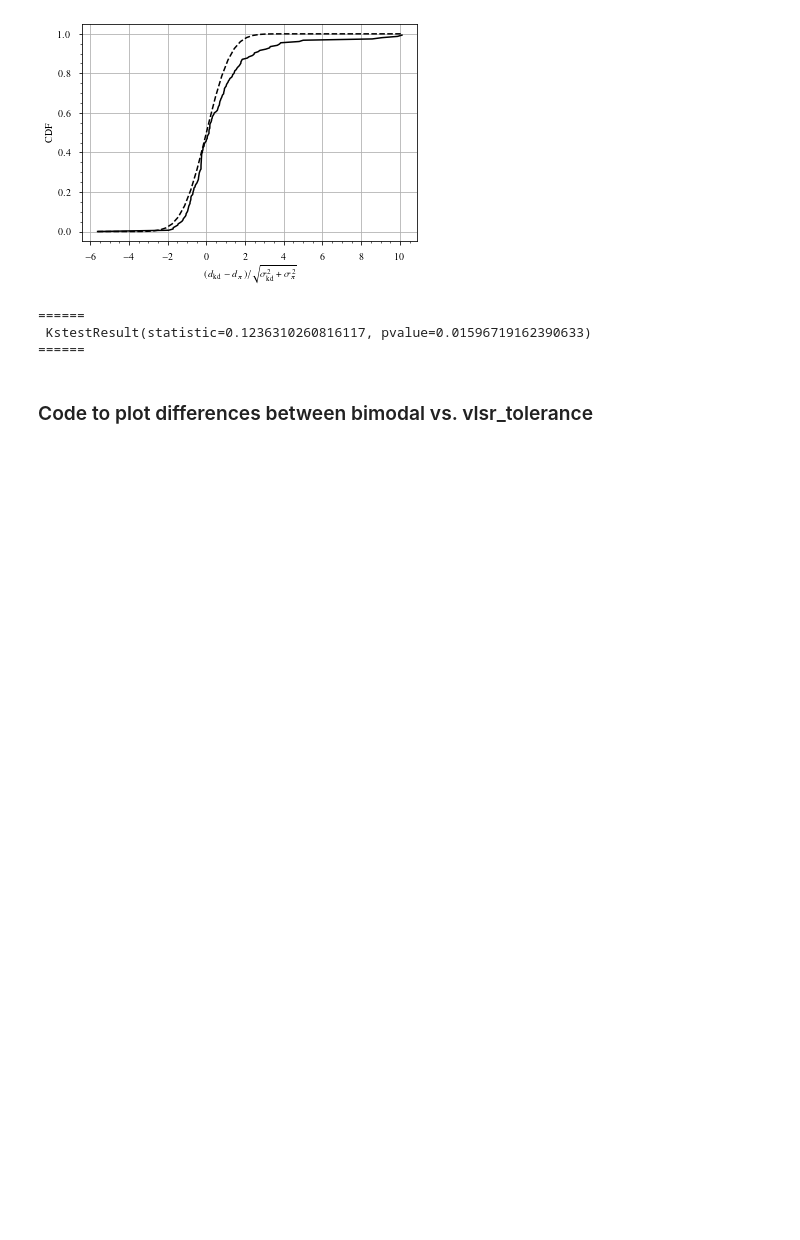
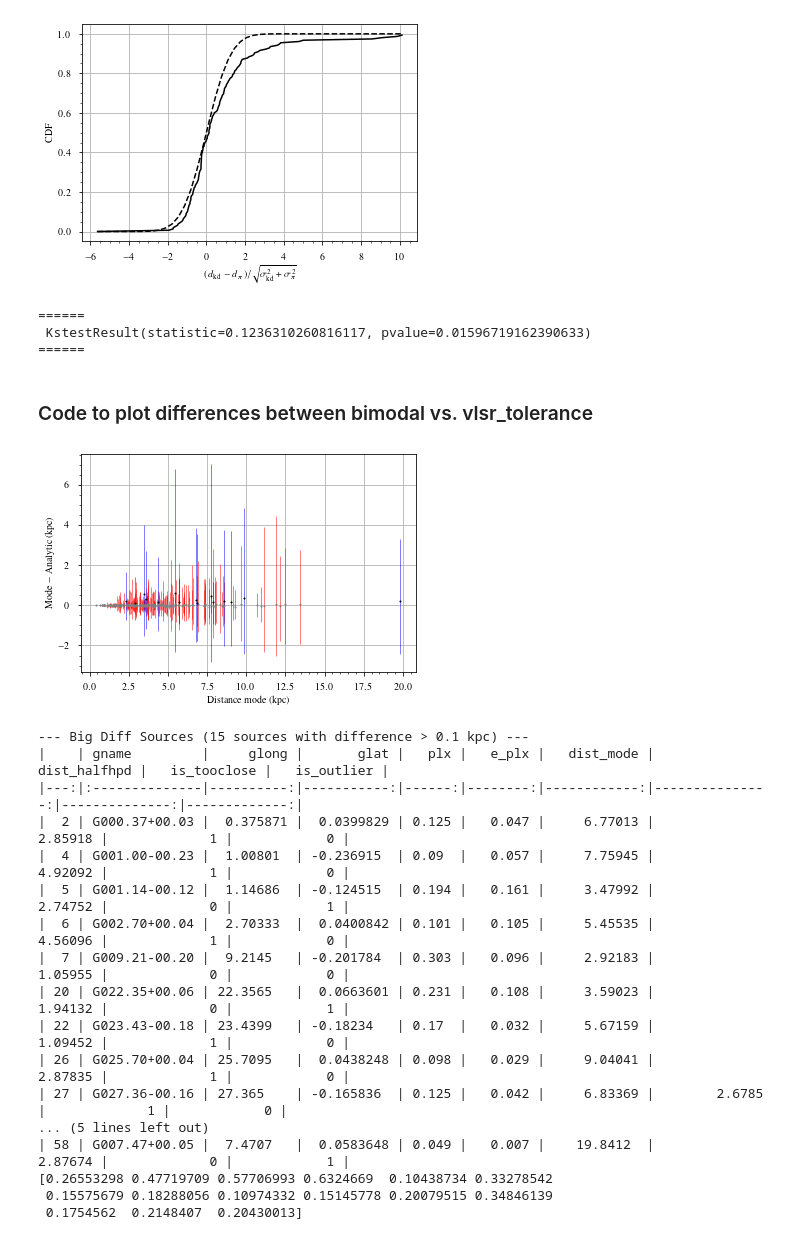
Before and after one commit to tvwenger/coop2021, a Jupyter notebook: kd_plots/bimodal.ipynb, the cells around one changed output. Saved outputs shown, nothing was run; the diff lists cells and outputs as text; code cells hidden in the pictures; blank space fills up the shorter version.

```diff
--- a/kd_plots/bimodal.ipynb
+++ b/kd_plots/bimodal.ipynb
@@ -1185,3 +1232,58 @@ def bimodal_vlsr_diffs(bimodal_file, vlsr_file, save_figs=True)
             threshold = file["vlsr_tol"]
     dist_plx = plxdata["dist_mode"].values
     e_dist_plx = plxdata["dist_halfhpd"].values
+# %%
+plxfile = Path.cwd().parent / Path("pec_motions/csvfiles/alldata_HPDmode_NEW2.csv")
+plxdata = pd.read_csv(plxfile)
+plx = plxdata["plx"].values
+e_plx = plxdata["e_plx"].values
+peak_dist = trans.parallax_to_dist(plx, e_parallax=e_plx)
+dist_mode = plxdata["dist_mode"].values
+dist_hpdlow = plxdata["dist_hpdlow"].values
+dist_hpdhigh = plxdata["dist_hpdhigh"].values
+low_err = dist_mode - dist_hpdlow
+high_err = dist_hpdhigh - dist_mode
+errs = np.vstack((low_err, high_err))
+diff = dist_mode - peak_dist
+big_diff_threshold = 0.1  # kpc
+big_diff = diff > big_diff_threshold
+errs_small_diff = errs[:, ~big_diff]
+errs_big_diff = errs[:, big_diff]
+#
+fig, ax = plt.subplots()
+ax.errorbar(dist_mode[~big_diff], diff[~big_diff], yerr=errs_small_diff,
+            fmt=".", markersize=2,
+            color="grey", ecolor="r", elinewidth=0.5)
+ax.errorbar(dist_mode[big_diff], diff[big_diff], yerr=errs_big_diff,
+            fmt=".", markersize=2,
+            color="k", ecolor="b", elinewidth=0.5)
+ax.set_xlabel("Distance mode (kpc)")
+ax.set_ylabel("Mode $-$ Analytic (kpc)")
+plt.show()
+#
+fields = ["gname", "glong", "glat", "plx", "e_plx", "dist_mode", "dist_halfhpd", "is_tooclose", "is_outlier"]
+print(f"--- Big Diff Sources ({sum(big_diff)} sources with difference > {big_diff_threshold} kpc) ---")
+print(plxdata[fields][big_diff].to_markdown())  # leftmost column is index (from zero)
+print(diff[big_diff])
+#
+# print(f"--- Small Diff Sources ({sum(~big_diff)} sources with difference < {big_diff_threshold} kpc) ---")
+# print(plxdata[fields][~big_diff].to_markdown())  # leftmost column is index (from zero)
+# %% [output]
+[figure, added]
+--- Big Diff Sources (15 sources with difference > 0.1 kpc) ---
+|    | gname         |     glong |       glat |   plx |   e_plx |   dist_mode |   dist_halfhpd |   is_tooclose |   is_outlier |
+|---:|:--------------|----------:|-----------:|------:|--------:|------------:|---------------:|--------------:|-------------:|
+|  2 | G000.37+00.03 |  0.375871 |  0.0399829 | 0.125 |   0.047 |     6.77013 |        2.85918 |             1 |            0 |
+|  4 | G001.00-00.23 |  1.00801  | -0.236915  | 0.09  |   0.057 |     7.75945 |        4.92092 |             1 |            0 |
+|  5 | G001.14-00.12 |  1.14686  | -0.124515  | 0.194 |   0.161 |     3.47992 |        2.74752 |             0 |            1 |
+|  6 | G002.70+00.04 |  2.70333  |  0.0400842 | 0.101 |   0.105 |     5.45535 |        4.56096 |             1 |            0 |
+|  7 | G009.21-00.20 |  9.2145   | -0.201784  | 0.303 |   0.096 |     2.92183 |        1.05955 |             0 |            0 |
+| 20 | G022.35+00.06 | 22.3565   |  0.0663601 | 0.231 |   0.108 |     3.59023 |        1.94132 |             0 |            1 |
+| 22 | G023.43-00.18 | 23.4399   | -0.18234   | 0.17  |   0.032 |     5.67159 |        1.09452 |             1 |            0 |
+| 26 | G025.70+00.04 | 25.7095   |  0.0438248 | 0.098 |   0.029 |     9.04041 |        2.87835 |             1 |            0 |
+| 27 | G027.36-00.16 | 27.365    | -0.165836  | 0.125 |   0.042 |     6.83369 |        2.6785  |             1 |            0 |
+... (5 lines left out)
+| 58 | G007.47+00.05 |  7.4707   |  0.0583648 | 0.049 |   0.007 |    19.8412  |        2.87674 |             0 |            1 |
+[0.26553298 0.47719709 0.57706993 0.6324669  0.10438734 0.33278542
+ 0.15575679 0.18288056 0.10974332 0.15145778 0.20079515 0.34846139
+ 0.1754562  0.2148407  0.20430013]
```
Also changed, not shown: parts of 7 cells of this notebook.
